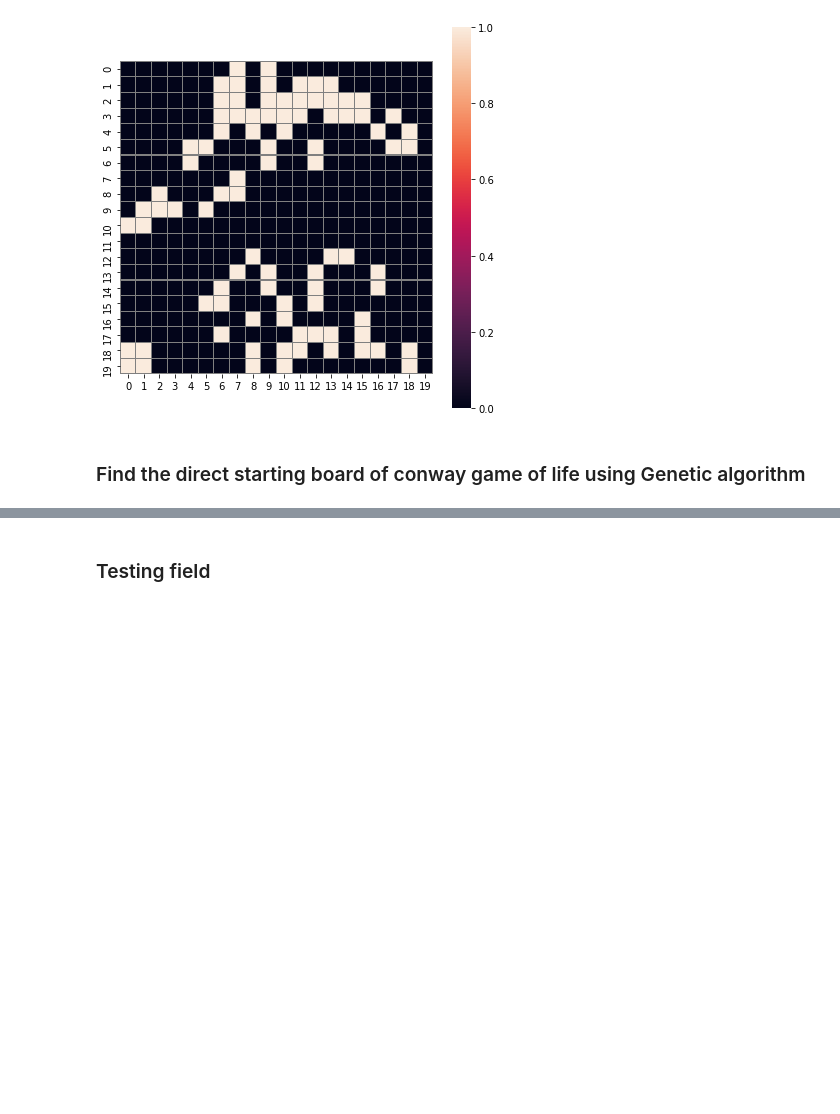
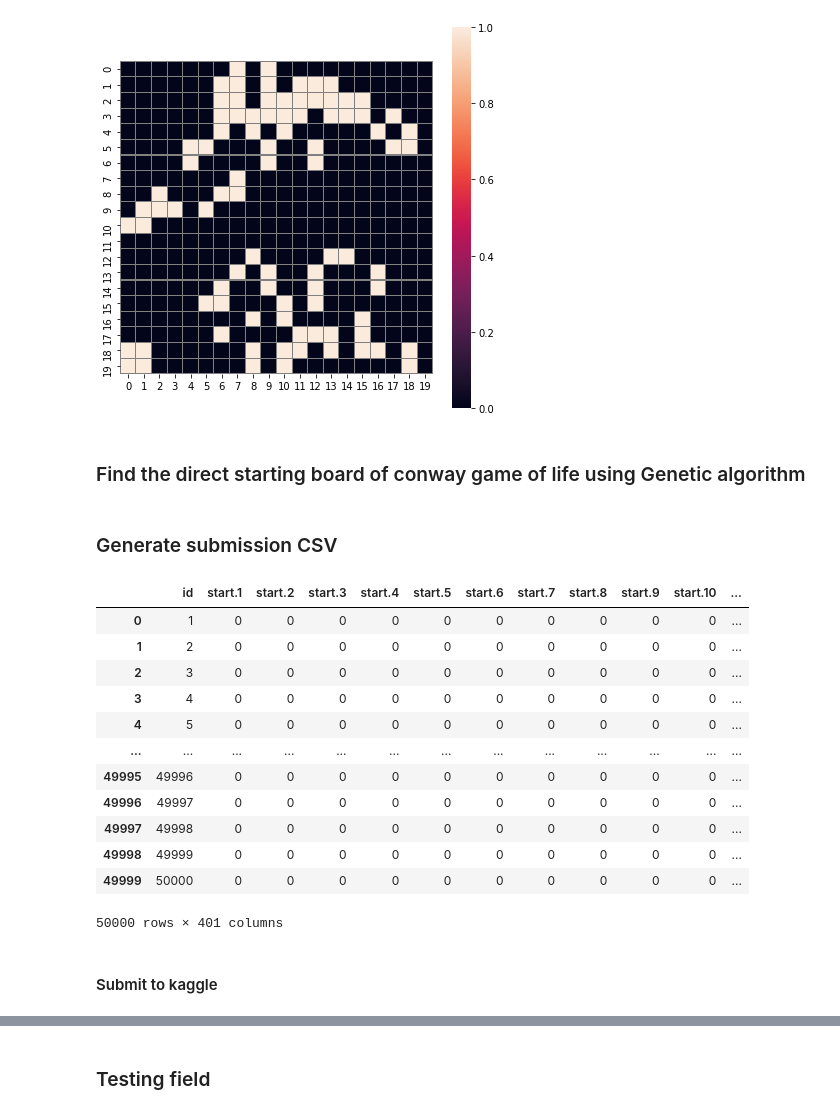
Before and after one commit to IllgamhoDuck/reverse-game-of-life, a Jupyter notebook: reverse_game_of_life.ipynb, the cells around one changed output, grey strips where cells are left out. Cells and saved outputs as stored; diff of their text form; code cells hidden in the pictures; blank space fills up the shorter version.

```diff
--- a/reverse_game_of_life.ipynb
+++ b/reverse_game_of_life.ipynb
@@ -1049,3 +1087,47 @@ visualize_board(train_set[5]["end"])
 [figure]
 # %% [markdown]
 ### Find the direct starting board of conway game of life using Genetic algorithm
+# %% [markdown]
+### Generate submission CSV
+# %%
+def generate_submission_file(model, dataset, path):
+    result = []
+    for i in range(1, len(dataset) + 1):
+        output = model.predict(dataset, i).reshape(-1)
+        id_array = np.array([i])
+        result.append(np.append(id_array, output))
+
+    # change it to numpy array
+    result = np.array(result, dtype=int)
+
+    # Generate index
+    columns = ['start.{}'.format(i) for i in range(1, 401)]
+    columns = ['id'] + columns
+
+    # Generate submission file
+    result = pd.DataFrame(result, columns=columns)
+    result.to_csv(path, index=False)
+    return (result)
+# %%
+model = g
+dataset = test_set
+submission_path = '/content/drive/My Drive/42/reverse game of life/reverse_game_of_life.csv'
+
+result = generate_submission_file(model, dataset, submission_path)
+result
+# %% [output]
+|  | id | start.1 | start.2 | start.3 | start.4 | start.5 | start.6 | start.7 | start.8 | start.9 | start.10 | ... |
+| 0 | 1 | 0 | 0 | 0 | 0 | 0 | 0 | 0 | 0 | 0 | 0 | ... |
+| 1 | 2 | 0 | 0 | 0 | 0 | 0 | 0 | 0 | 0 | 0 | 0 | ... |
+| 2 | 3 | 0 | 0 | 0 | 0 | 0 | 0 | 0 | 0 | 0 | 0 | ... |
+| 3 | 4 | 0 | 0 | 0 | 0 | 0 | 0 | 0 | 0 | 0 | 0 | ... |
+| 4 | 5 | 0 | 0 | 0 | 0 | 0 | 0 | 0 | 0 | 0 | 0 | ... |
+| ... | ... | ... | ... | ... | ... | ... | ... | ... | ... | ... | ... | ... |
+| 49995 | 49996 | 0 | 0 | 0 | 0 | 0 | 0 | 0 | 0 | 0 | 0 | ... |
+| 49996 | 49997 | 0 | 0 | 0 | 0 | 0 | 0 | 0 | 0 | 0 | 0 | ... |
+| 49997 | 49998 | 0 | 0 | 0 | 0 | 0 | 0 | 0 | 0 | 0 | 0 | ... |
+| 49998 | 49999 | 0 | 0 | 0 | 0 | 0 | 0 | 0 | 0 | 0 | 0 | ... |
+| 49999 | 50000 | 0 | 0 | 0 | 0 | 0 | 0 | 0 | 0 | 0 | 0 | ... |
+50000 rows × 401 columns
+# %% [markdown]
+#### Submit to kaggle
```
Also changed, not shown: parts of 25 cells of this notebook.
